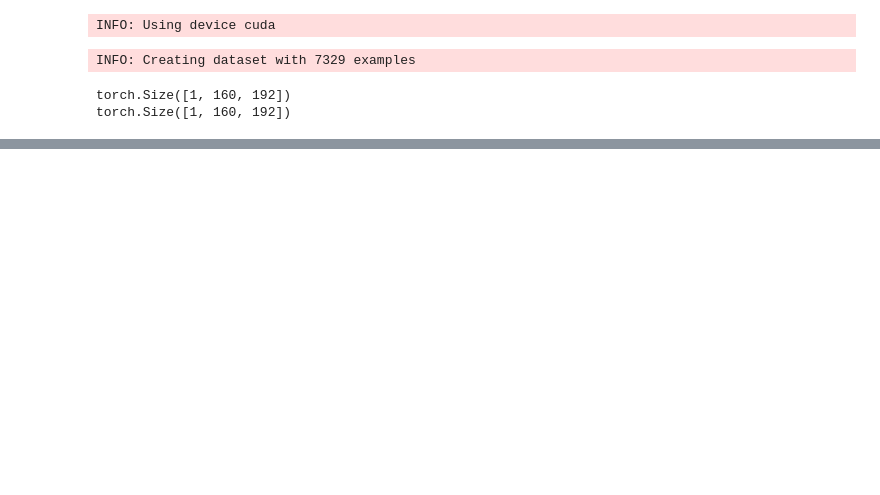
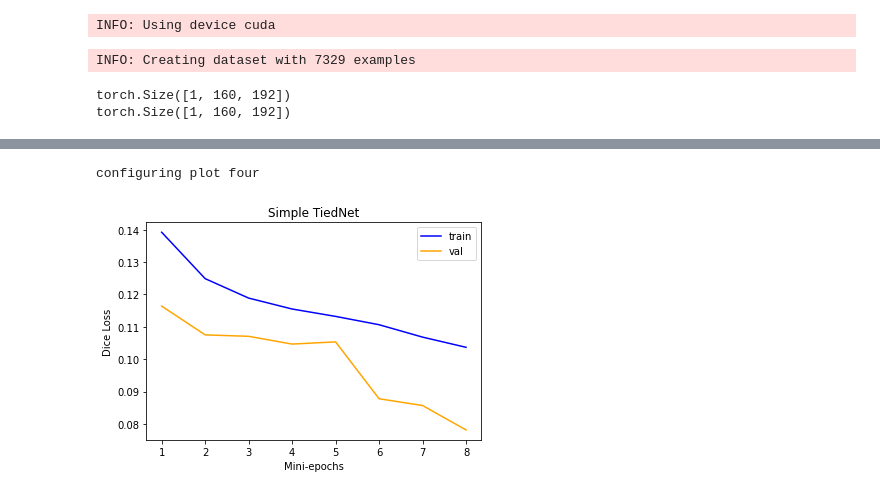
Before and after one commit to VictorButoi/SL-Net, a Jupyter notebook: jupyter/train_notebook.ipynb, the cells around one changed output, grey strips where cells are left out. Cells and saved outputs as stored; diff of their text form; code cells hidden in the pictures; blank space fills up the shorter version.

Commit message:
pushing up fixed slnet

```diff
--- a/jupyter/train_notebook.ipynb
+++ b/jupyter/train_notebook.ipynb
@@ -166,0 +207,23 @@ INFO: Checkpoint 3 saved !
+# %%
+enc_nf = [4, 8, 16, 32]
+dec_nf = [32, 16, 8, 4]
+net4 = SLNet(input_ch=1, out_ch=15, use_bn=True, enc_nf=enc_nf, dec_nf=dec_nf, ignore_last=False)
+
+logging.info(f'Network:\n'
+             f'\t{1} input channels\n'
+             f'\t{15} output channels (classes)\n')
+
+net4.to(device=device)
+train_scores4, val_scores4, train_var_4, val_var_4 = train_net(net=net4,
+                                                                epochs=1,
+                                                                batch_size=args.batchsize,
+                                                                lr=args.lr,
+                                                                device=device,
+                                                                img_scale=args.scale,
+                                                                val_percent=args.val / 100,
+                                                                checkpoint=1,
+                                                                target_label_numbers=target_label_numbers,
+                                                                dataset=dataset,
+                                                                train_loader=train_loader,
+                                                                val_loader=val_loader,
+                                                                writer=writer)
@@ -197,3 +293,18 @@ configuring plot two
+# %%
+print("configuring plot four")
+domain = len(train_scores4)
+x_values = [i+1 for i in range(domain)]
+plt.title("Simple TiedNet")
+plt.xlabel("Mini-epochs")
+plt.ylabel("Dice Loss")
+plt.plot(x_values, train_scores4, color="blue", label="train")
+plt.plot(x_values, val_scores4, color="orange", label="val")
+plt.legend()
+plt.show()
+plt.close()
+# %% [output]
+configuring plot four
+[figure, added]
 # %%
 import math
 
```
Also changed, not shown: parts of 17 cells of this notebook, 7 other files.
